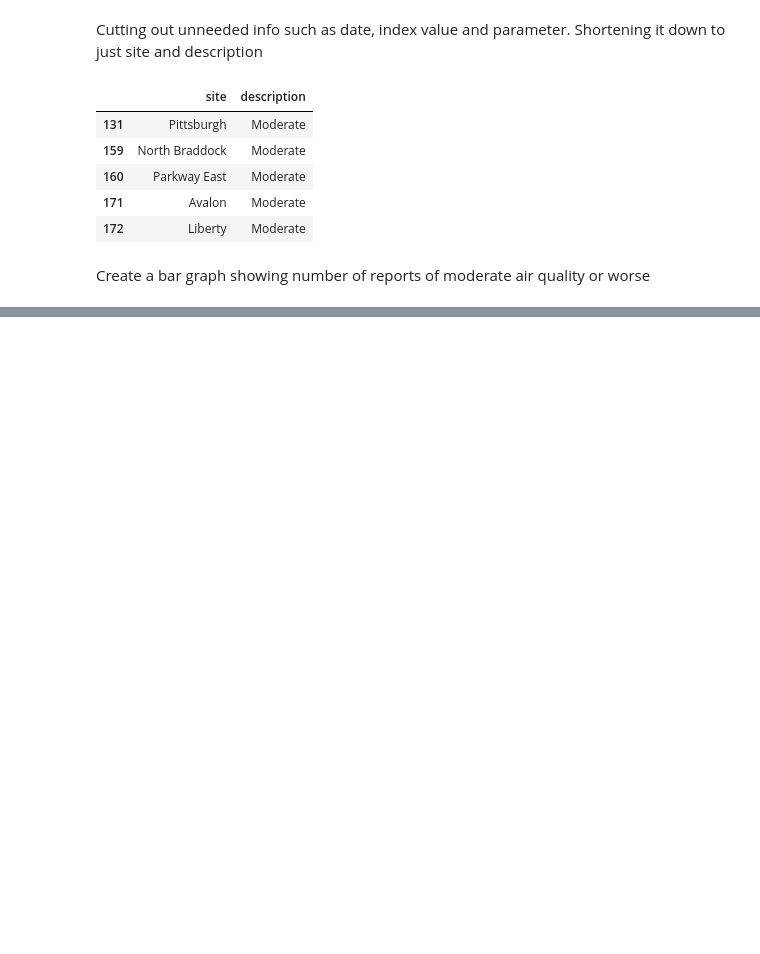
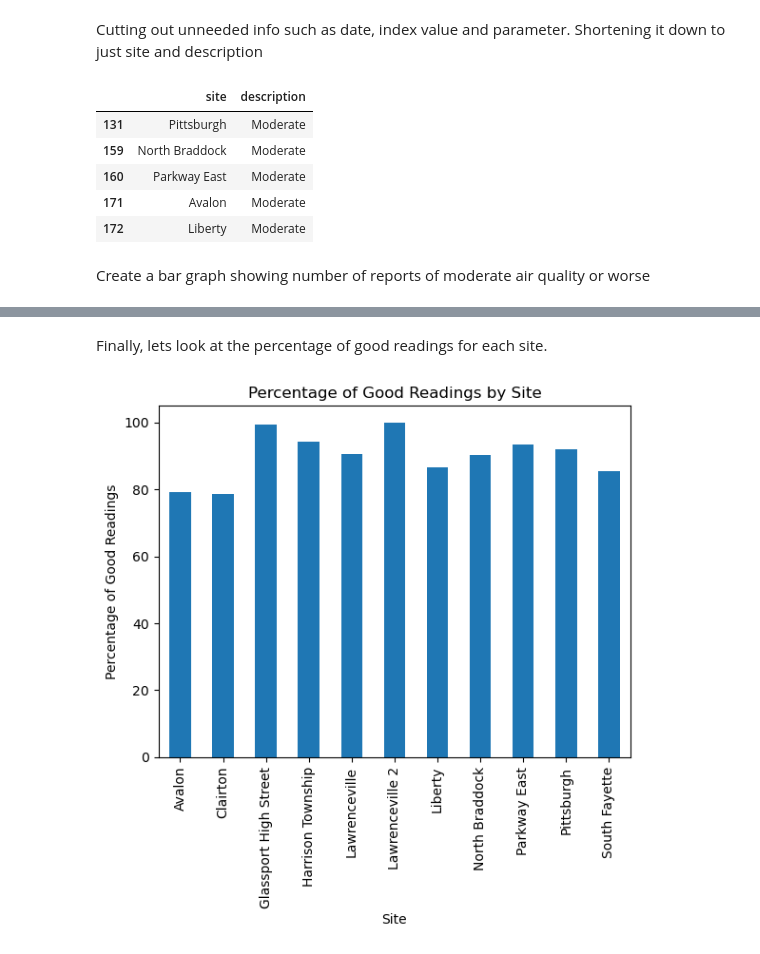
Before and after one commit to G-Farrell/CMPINF-Final, a Jupyter notebook: SRK-Final-Project.ipynb, the cells around one changed output, grey strips where cells are left out. Saved outputs shown, nothing was run; the diff lists cells and outputs as text; code cells hidden in the pictures; blank space fills up the shorter version.

```diff
--- a/SRK-Final-Project.ipynb
+++ b/SRK-Final-Project.ipynb
@@ -57 +57,15 @@ counts.plot(kind='bar', stacked = True)
 [figure]
+# %% [markdown]
+Finally, lets look at the percentage of good readings for each site.
+# %%
+averageAir = df[['site', 'description']]
+total_counts = averageAir.groupby('site').size()
+good_counts = averageAir[averageAir['description'] == 'Good'].groupby('site').size()
+percentage_good = (good_counts / total_counts * 100).fillna(0)
+percentage_good.plot(kind='bar')
+plt.xlabel('Site')
+plt.ylabel('Percentage of Good Readings')
+plt.title('Percentage of Good Readings by Site')
+plt.show()
+# %% [output]
+[figure, added]
```
Also changed, not shown: parts of 1 cell of this notebook, 1 other file.
